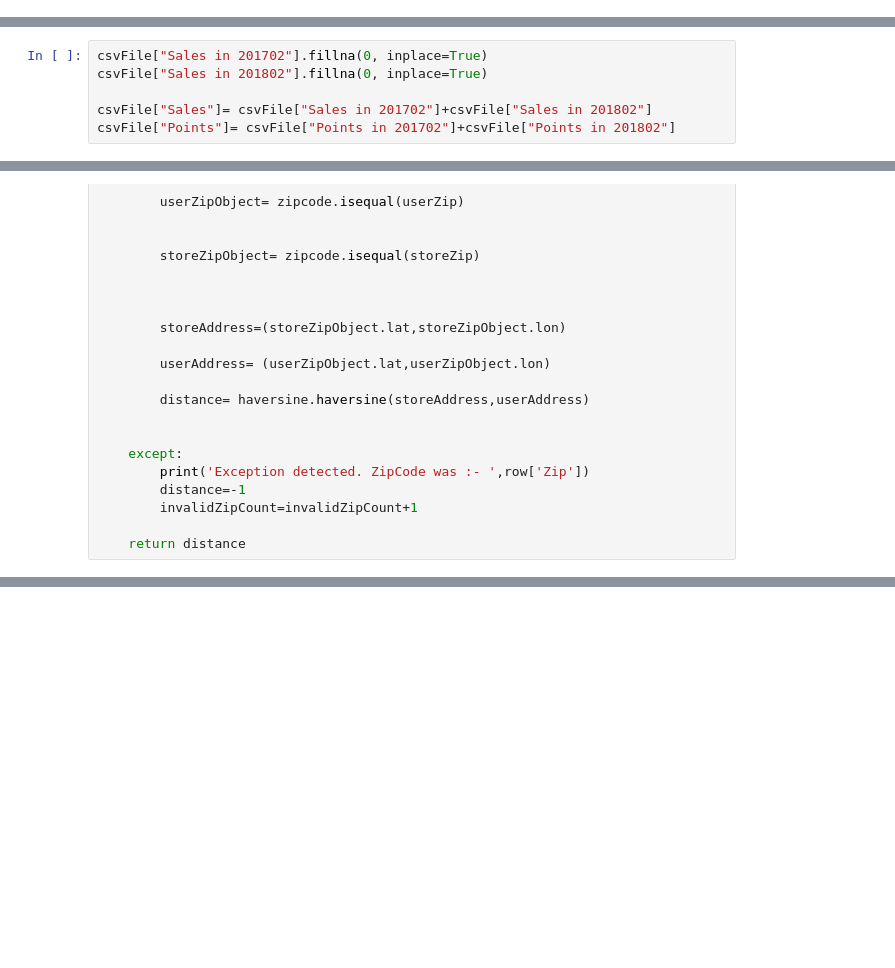
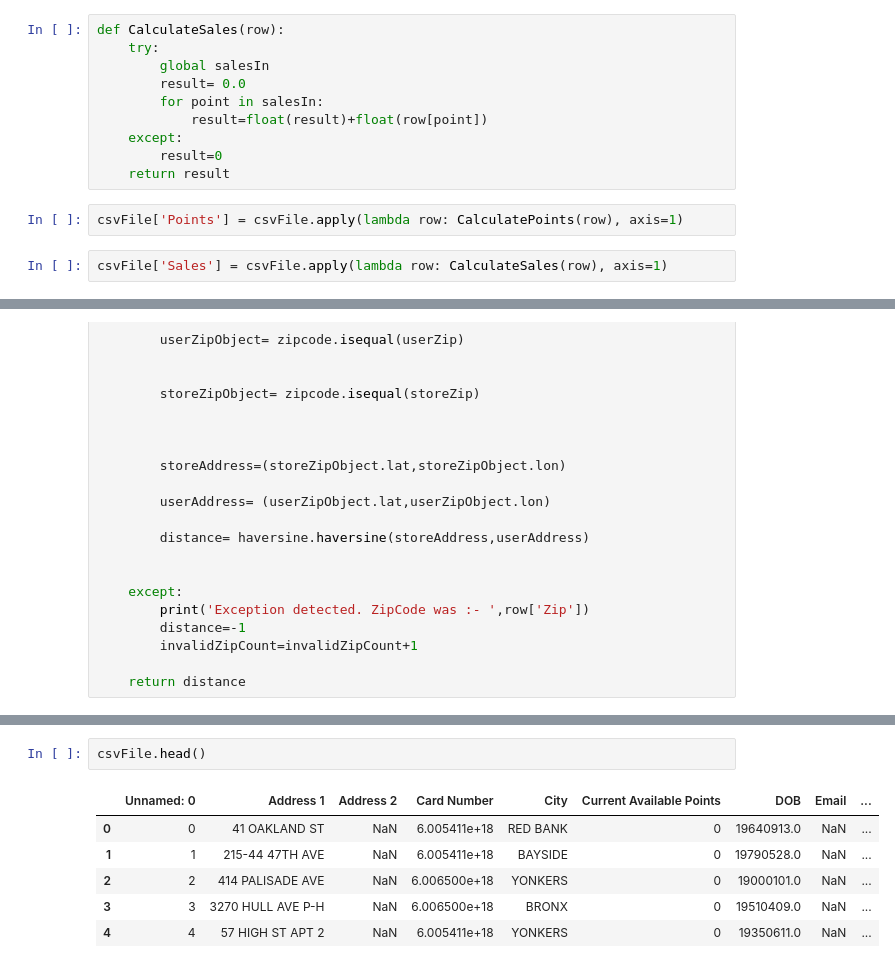
Before and after one commit to anshulee/MLExperiments, a Jupyter notebook: DataAnalysis-Final.ipynb, the cells around one changed output, grey strips where cells are left out. Cells and saved outputs as stored; diff of their text form; blank space fills up the shorter version.

```diff
--- a/DataAnalysis-Final.ipynb
+++ b/DataAnalysis-Final.ipynb
@@ -113,0 +257,14 @@ csvFile= pd.read_csv(fileName,error_bad_lines=False,sep=',')
+# %%
+def CalculateSales(row):
+    try:
+        global salesIn
+        result= 0.0
+        for point in salesIn:
+            result=float(result)+float(row[point])
+    except:
+        result=0
+    return result
+# %%
+csvFile['Points'] = csvFile.apply(lambda row: CalculatePoints(row), axis=1)
+# %%
+csvFile['Sales'] = csvFile.apply(lambda row: CalculateSales(row), axis=1)
@@ -114,9 +274,3 @@ csvFile= pd.read_csv(fileName,error_bad_lines=False,sep=',')
 # %%
 #assign a dummy zip code
 csvFile["Store Zip"]='07733'
-# %%
-csvFile["Sales in 201702"].fillna(0, inplace=True)
-csvFile["Sales in 201802"].fillna(0, inplace=True)
-
-csvFile["Sales"]= csvFile["Sales in 201702"]+csvFile["Sales in 201802"]
-csvFile["Points"]= csvFile["Points in 201702"]+csvFile["Points in 201802"]
@@ -275,0 +404,9 @@ Exception detected. ZipCode was :-  00000
+# %%
+csvFile.head()
+# %% [output]
+|  | Unnamed: 0 | Address 1 | Address 2 | Card Number | City | Current Available Points | DOB | Email | ... |
+| 0 | 0 | 41 OAKLAND ST | NaN | 6.005411e+18 | RED BANK | 0 | 19640913.0 | NaN | ... |
+| 1 | 1 | 215-44 47TH AVE | NaN | 6.005411e+18 | BAYSIDE | 0 | 19790528.0 | NaN | ... |
+| 2 | 2 | 414 PALISADE AVE | NaN | 6.006500e+18 | YONKERS | 0 | 19000101.0 | NaN | ... |
+| 3 | 3 | 3270 HULL AVE P-H | NaN | 6.006500e+18 | BRONX | 0 | 19510409.0 | NaN | ... |
+| 4 | 4 | 57 HIGH ST APT 2 | NaN | 6.005411e+18 | YONKERS | 0 | 19350611.0 | NaN | ... |
```
Also changed, not shown: parts of 19 cells of this notebook.
